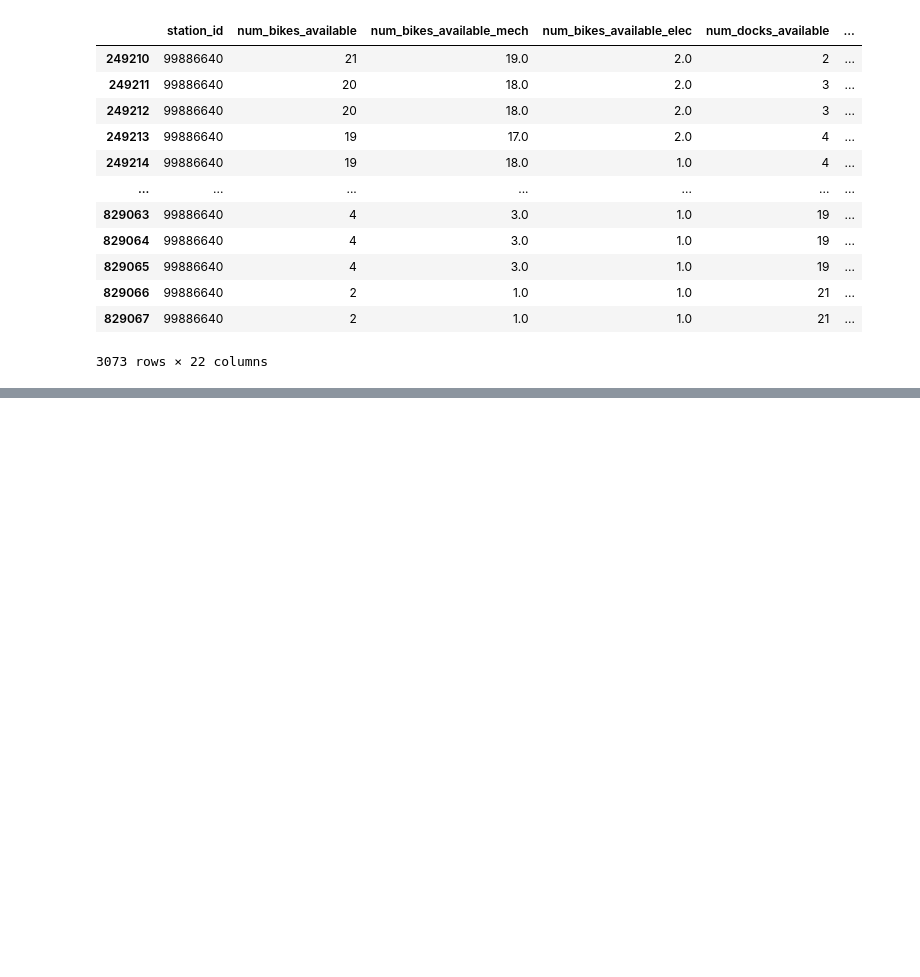
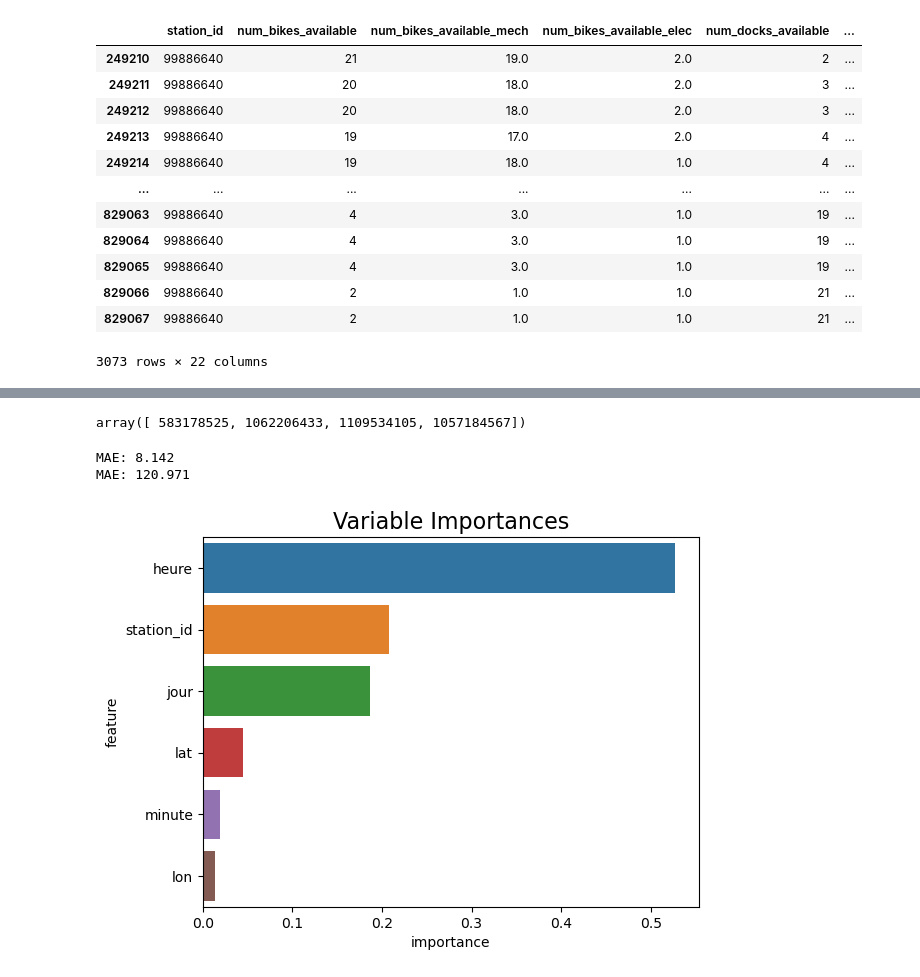
Before and after one commit to JulienGnty/MeteoVelib, a Jupyter notebook: MachineLearning_part2.ipynb, the cells around one changed output, grey strips where cells are left out. Drawn from its saved outputs; the diff is of its cells as text; code cells hidden in the pictures; blank space fills up the shorter version.

Commit message:
Add getCloseStations

```diff
--- a/MachineLearning_part2.ipynb
+++ b/MachineLearning_part2.ipynb
@@ -603,0 +659,3 @@ preProcessDataframe(getDatasetStation(99886640))
+# %%
+def getCloseStations(df: object, dis: int, lat: float, lon: float):
+    return list(df[getDistanceBetweenPointsNew(df["lat"], df["lon"], lat, lon) < dis]["station_id"].unique())
@@ -603,0 +724,6 @@ preProcessDataframe(getDatasetStation(99886640))
+# %%
+DIS = 0.9
+
+df = preProcessDataframe(getAllStations(10))
+
+dftest = df[df["station_id"].isin(getCloseStations(DF0, DIS, 48.87626381919953, 2.4562818557024))]
@@ -603,0 +746,10 @@ preProcessDataframe(getDatasetStation(99886640))
+# %%
+dftest["station_id"].unique()
+# %% [output]
+array([ 583178525, 1062206433, 1109534105, 1057184567])
+# %%
+testRegressorMultipleStations(dftest, horizon_bool = 0)
+# %% [output]
+MAE: 8.142
+MAE: 120.971
+[figure, added]
```
Also changed, not shown: parts of 11 cells of this notebook.
